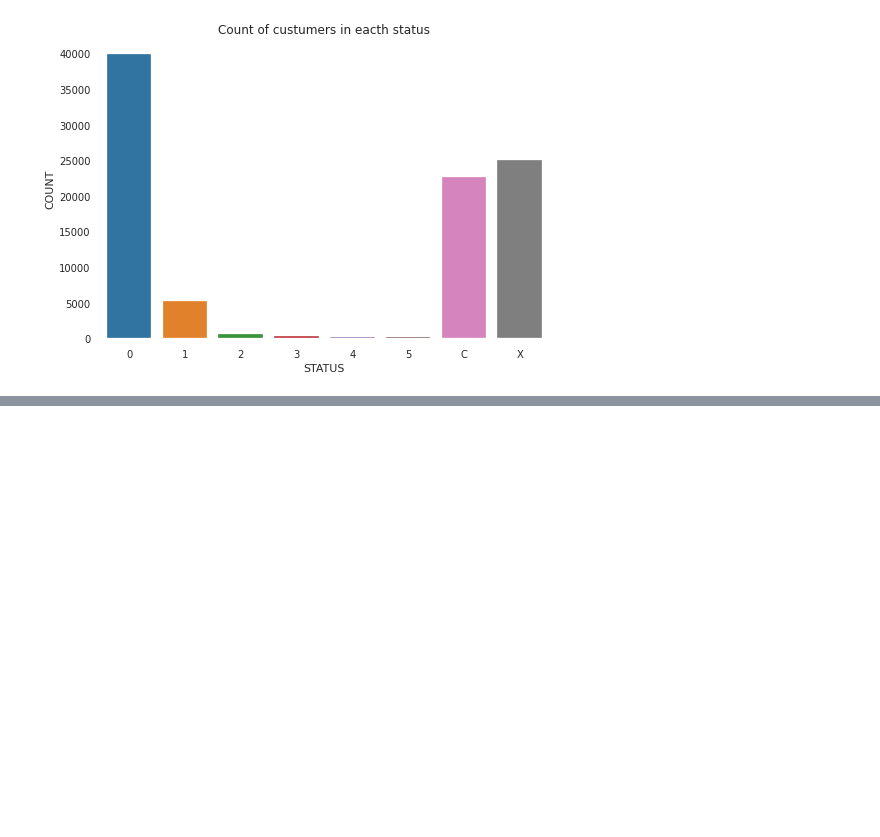
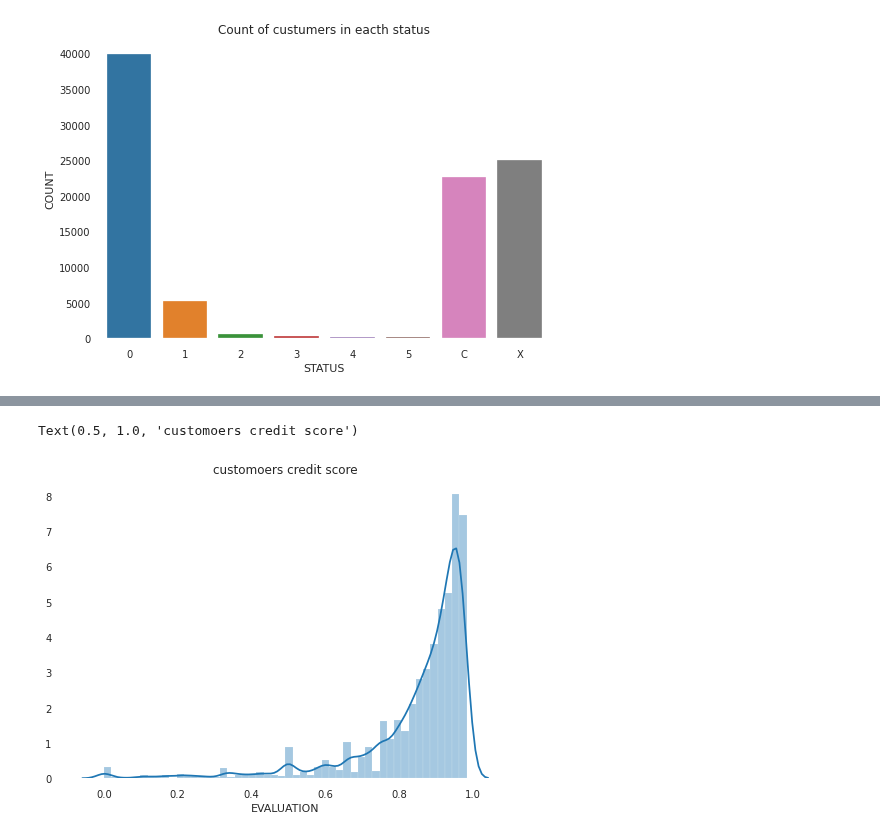
Before and after one commit to jadsonlucio/Machine-learning-ufal-course, a Jupyter notebook: activities/week-2/Credit card score with random forest.ipynb, the cells around one changed output, grey strips where cells are left out. Saved outputs shown, nothing was run; the diff lists cells and outputs as text; code cells hidden in the pictures; blank space fills up the shorter version.

```diff
--- a/activities/week-2/Credit card score with random forest.ipynb
+++ b/activities/week-2/Credit card score with random forest.ipynb
@@ -244,0 +418,10 @@ print(f"o número de ids iguais é {len(match_ids)}")
+# %%
+# indebted customers credit score distplot
+
+s = df_application_record_with_evaluation["EVALUATION"]
+s = s[(s!=-1) & (s!=1)]
+ax = sns.distplot(s)
+ax.set_title("customoers credit score")
+# %% [output]
+Text(0.5, 1.0, 'customoers credit score')
+[figure, added]
```
Also changed, not shown: parts of 31 cells of this notebook.
